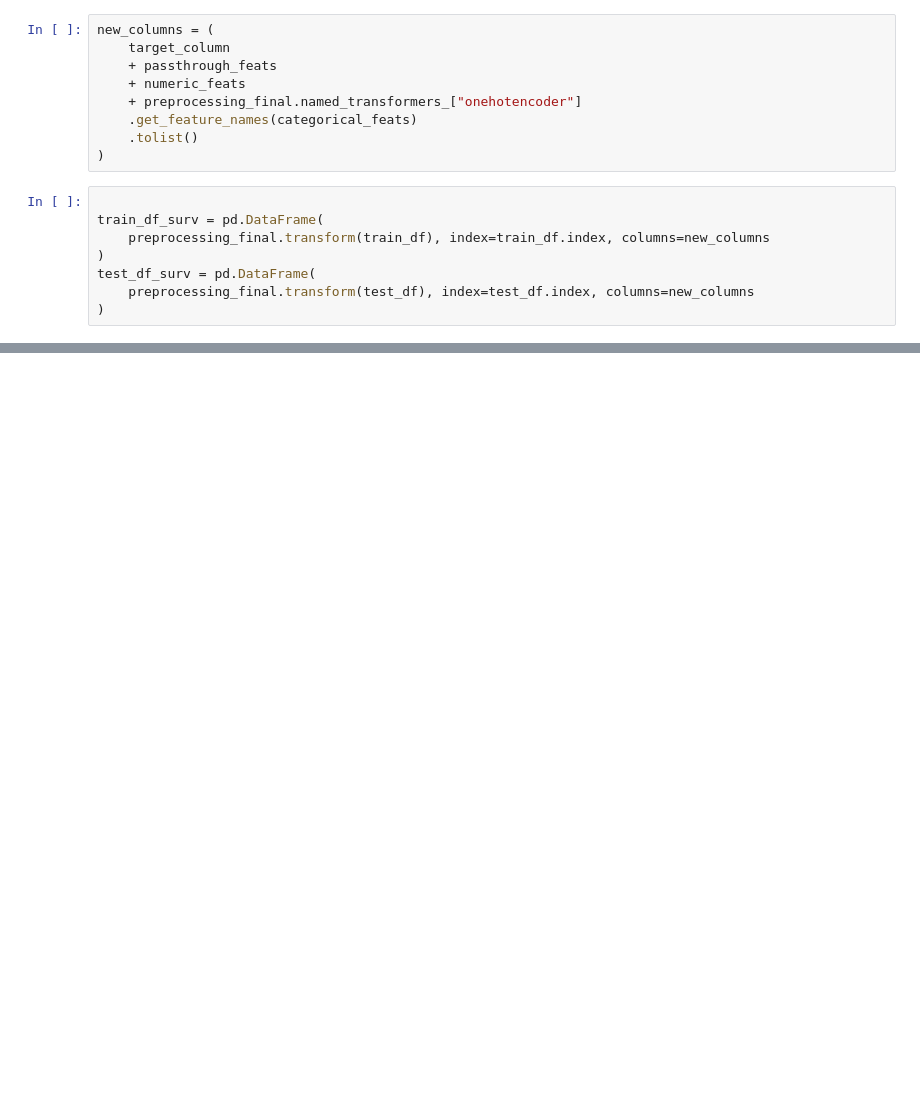
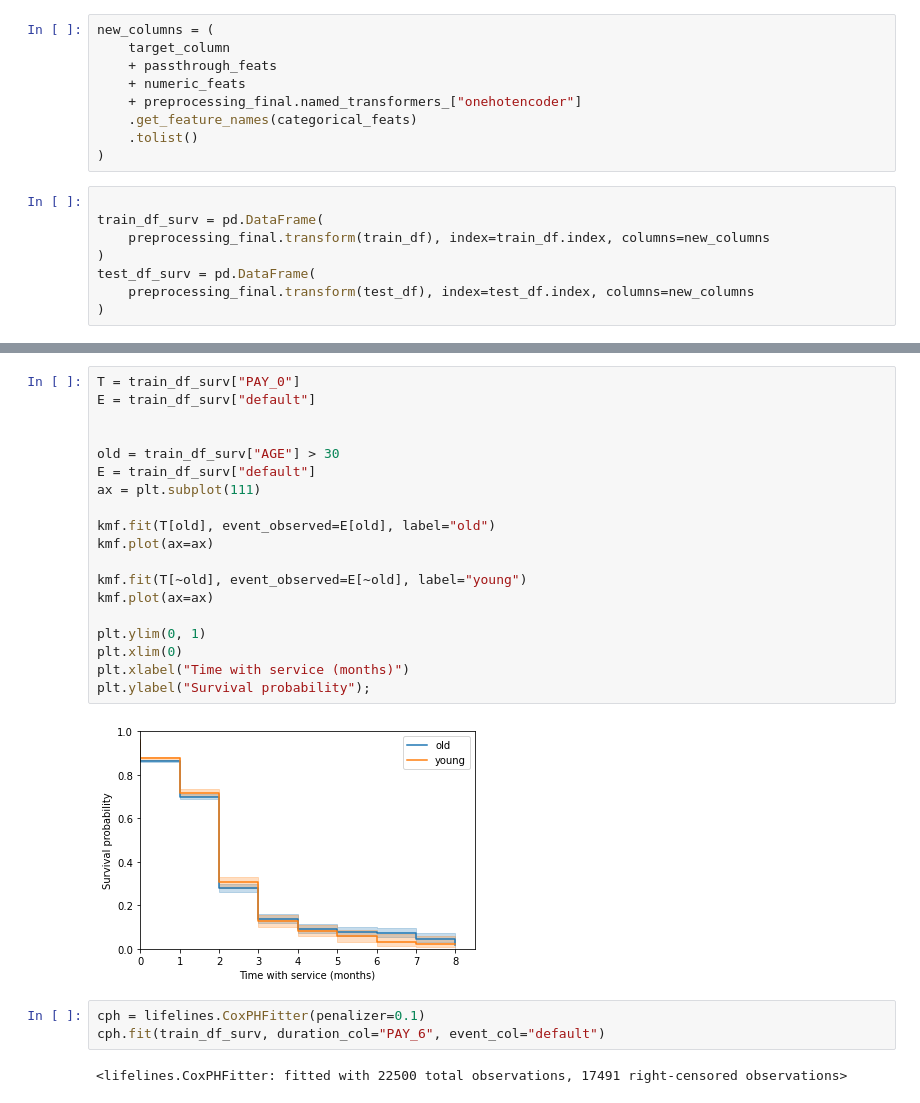
Before and after one commit to ChoAllan/Credit-Card-Defaulting, a Jupyter notebook: src/Survival Analysis.ipynb, the cells around one changed output, grey strips where cells are left out. Cells and saved outputs as stored; diff of their text form; blank space fills up the shorter version.

```diff
--- a/src/Survival Analysis.ipynb
+++ b/src/Survival Analysis.ipynb
@@ -200,0 +174,26 @@ TypeError: fit() missing 1 required positional argument: 'durations'
+# %%
+T = train_df_surv["PAY_0"]
+E = train_df_surv["default"]
+
+
+old = train_df_surv["AGE"] > 30
+E = train_df_surv["default"]
+ax = plt.subplot(111)
+
+kmf.fit(T[old], event_observed=E[old], label="old")
+kmf.plot(ax=ax)
+
+kmf.fit(T[~old], event_observed=E[~old], label="young")
+kmf.plot(ax=ax)
+
+plt.ylim(0, 1)
+plt.xlim(0)
+plt.xlabel("Time with service (months)")
+plt.ylabel("Survival probability");
+# %% [output]
+[figure, added]
+# %%
+cph = lifelines.CoxPHFitter(penalizer=0.1)
+cph.fit(train_df_surv, duration_col="PAY_6", event_col="default")
+# %% [output]
+<lifelines.CoxPHFitter: fitted with 22500 total observations, 17491 right-censored observations>
```
Also changed, not shown: parts of 14 cells of this notebook, 1 other file.
